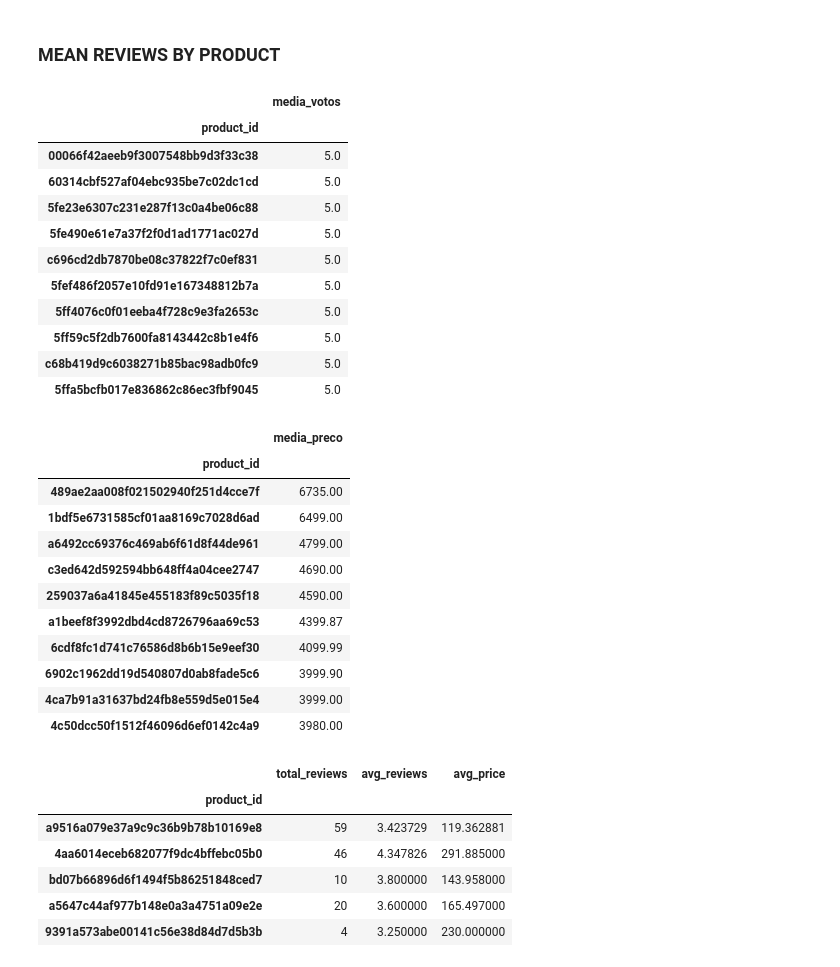
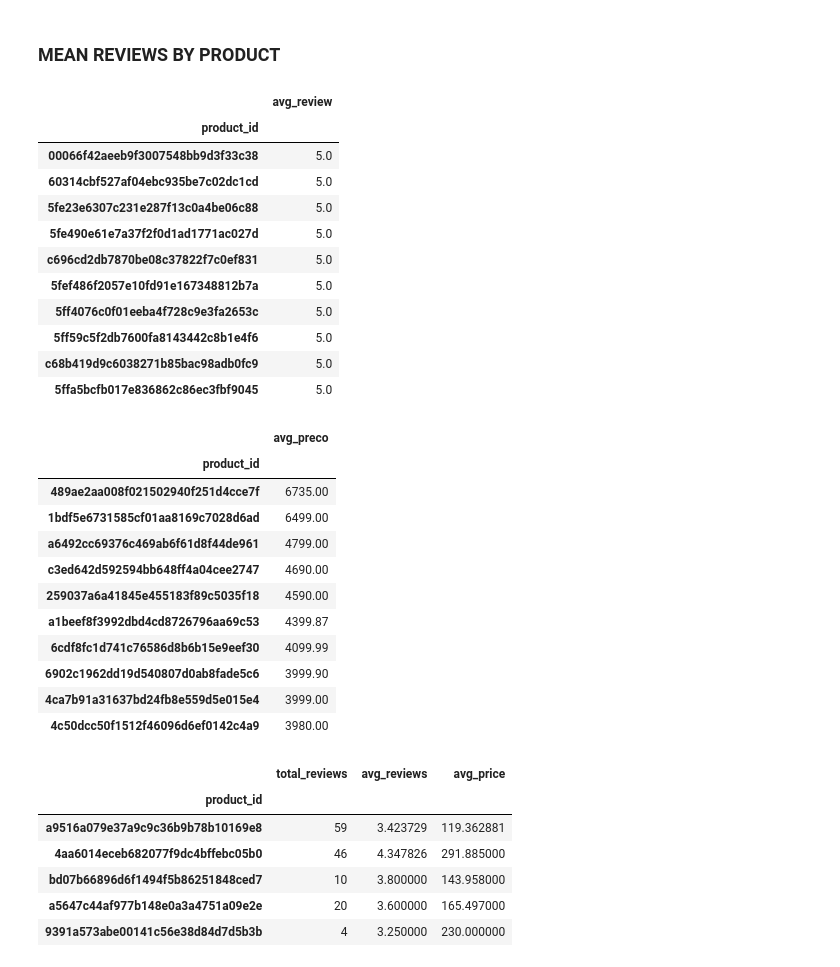
Before and after one commit to Flaviofrc97/Data-Analysis, a Jupyter notebook: product-reviews-analysis-olist.ipynb, the cells around one changed output. Saved outputs shown, nothing was run; the diff lists cells and outputs as text; code cells hidden in the pictures.

Commit message:
Kaggle Notebook | PRODUCT REVIEWS ANALYSIS [OLIST] | Version 2

```diff
--- a/product-reviews-analysis-olist.ipynb
+++ b/product-reviews-analysis-olist.ipynb
@@ -97,11 +97,11 @@ total_votos.head(10)
 # %%
 mean_reviews = data.groupby('product_id')[['review_score']]\
                     .mean()\
-                    .rename(columns = {'review_score': 'media_votos'})\
-                    .sort_values(by ="media_votos", ascending=False)
+                    .rename(columns = {'review_score': 'avg_review'})\
+                    .sort_values(by ="avg_review", ascending=False)
 mean_reviews.head(10)
 # %% [output]
-|  | media_votos |
+|  | avg_review |
 | product_id |  |
 | 00066f42aeeb9f3007548bb9d3f33c38 | 5.0 |
 | 60314cbf527af04ebc935be7c02dc1cd | 5.0 |
@@ -116,11 +116,11 @@ mean_reviews.head(10)
 # %%
 avg_price = data.groupby('product_id')[['price']]\
                  .mean()\
-                 .rename(columns = {'price': 'media_preco'})\
-                 .sort_values(by ="media_preco", ascending=False)
+                 .rename(columns = {'price': 'avg_preco'})\
+                 .sort_values(by ="avg_preco", ascending=False)
 avg_price.head(10)
 # %% [output]
-|  | media_preco |
+|  | avg_preco |
 | product_id |  |
 | 489ae2aa008f021502940f251d4cce7f | 6735.00 |
 | 1bdf5e6731585cf01aa8169c7028d6ad | 6499.00 |
```
Also changed, not shown: parts of 5 cells of this notebook.
